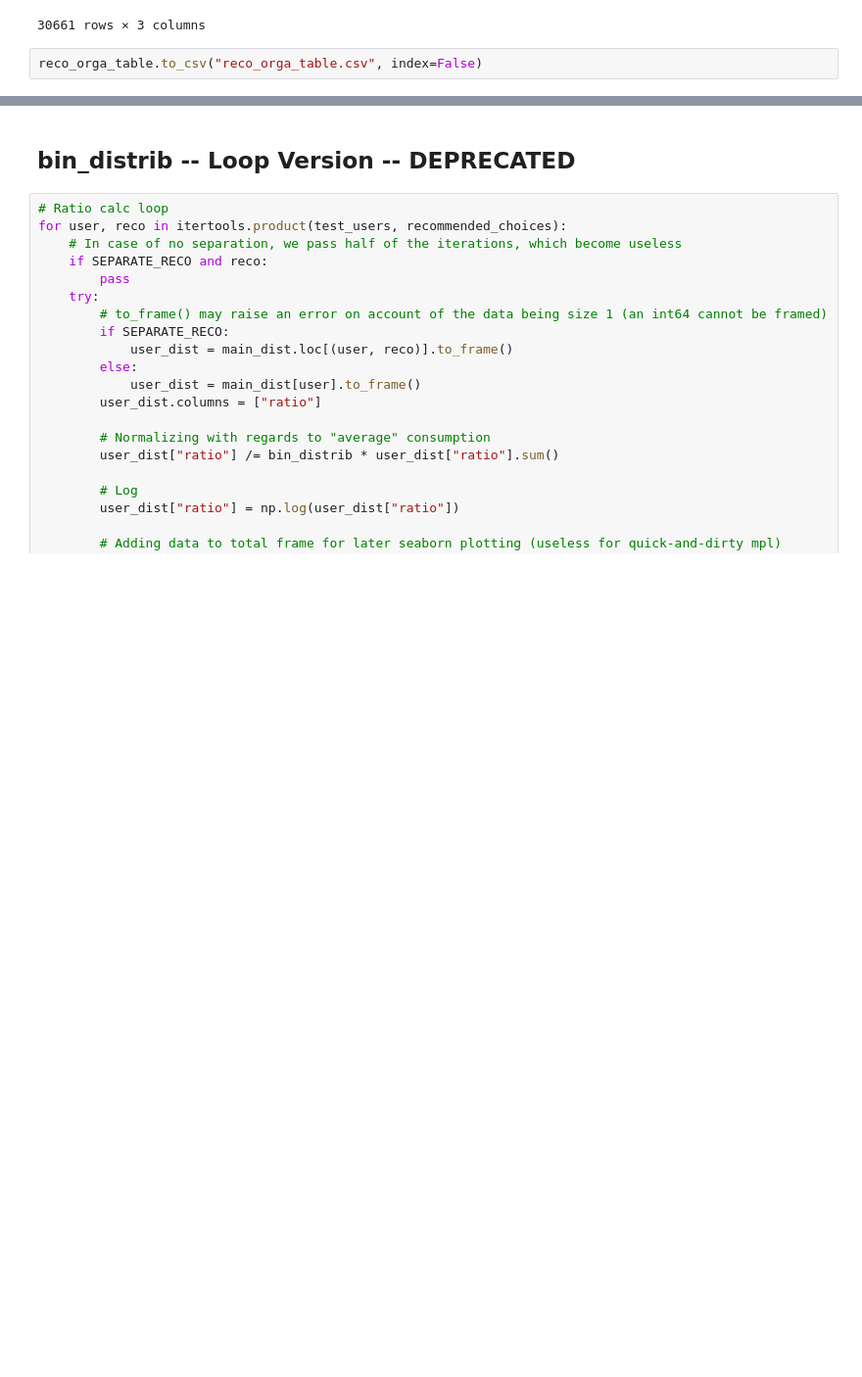
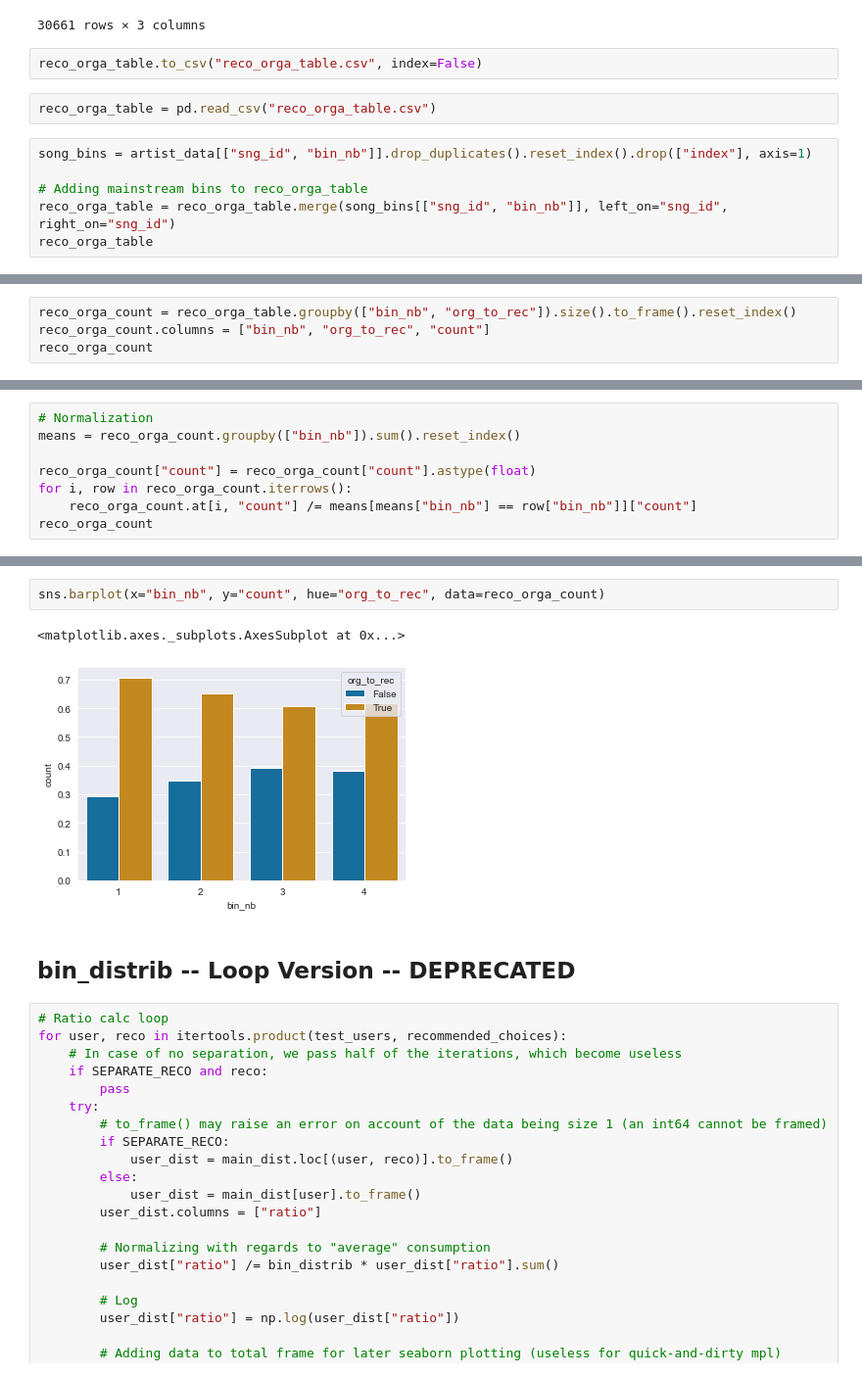
Before and after one commit to QuVil/cmb-recommendation, a Jupyter notebook: src/analysis/mainstream_tests.ipynb, the cells around one changed output, grey strips where cells are left out. Shown at 98% size. Saved outputs shown, nothing was run; the diff lists cells and outputs as text; blank space fills up the shorter version.

Commit message:
0604 more on mainstream orgtorec

```diff
--- a/src/analysis/mainstream_tests.ipynb
+++ b/src/analysis/mainstream_tests.ipynb
@@ -405,3 +398,11 @@ reco_orga_table
 30661 rows × 3 columns
 # %%
 reco_orga_table.to_csv("reco_orga_table.csv", index=False)
+# %%
+reco_orga_table = pd.read_csv("reco_orga_table.csv")
+# %%
+song_bins = artist_data[["sng_id", "bin_nb"]].drop_duplicates().reset_index().drop(["index"], axis=1)
+
+# Adding mainstream bins to reco_orga_table
+reco_orga_table = reco_orga_table.merge(song_bins[["sng_id", "bin_nb"]], left_on="sng_id", right_on="sng_id")
+reco_orga_table
@@ -407,0 +423,4 @@ reco_orga_table.to_csv("reco_orga_table.csv", index=False)
+# %%
+reco_orga_count = reco_orga_table.groupby(["bin_nb", "org_to_rec"]).size().to_frame().reset_index()
+reco_orga_count.columns = ["bin_nb", "org_to_rec", "count"]
+reco_orga_count
@@ -407,0 +437,8 @@ reco_orga_table.to_csv("reco_orga_table.csv", index=False)
+# %%
+# Normalization
+means = reco_orga_count.groupby(["bin_nb"]).sum().reset_index()
+
+reco_orga_count["count"] = reco_orga_count["count"].astype(float)
+for i, row in reco_orga_count.iterrows():
+    reco_orga_count.at[i, "count"] /= means[means["bin_nb"] == row["bin_nb"]]["count"]
+reco_orga_count
@@ -408,3 +455,8 @@ reco_orga_table.to_csv("reco_orga_table.csv", index=False)
+# %%
+sns.barplot(x="bin_nb", y="count", hue="org_to_rec", data=reco_orga_count)
+# %% [output]
+<matplotlib.axes._subplots.AxesSubplot at 0x...>
+[figure, added]
 # %% [markdown]
 ## bin_distrib -- Loop Version -- DEPRECATED
 # %%
```
Also changed, not shown: parts of 5 cells of this notebook, 2 other files.
